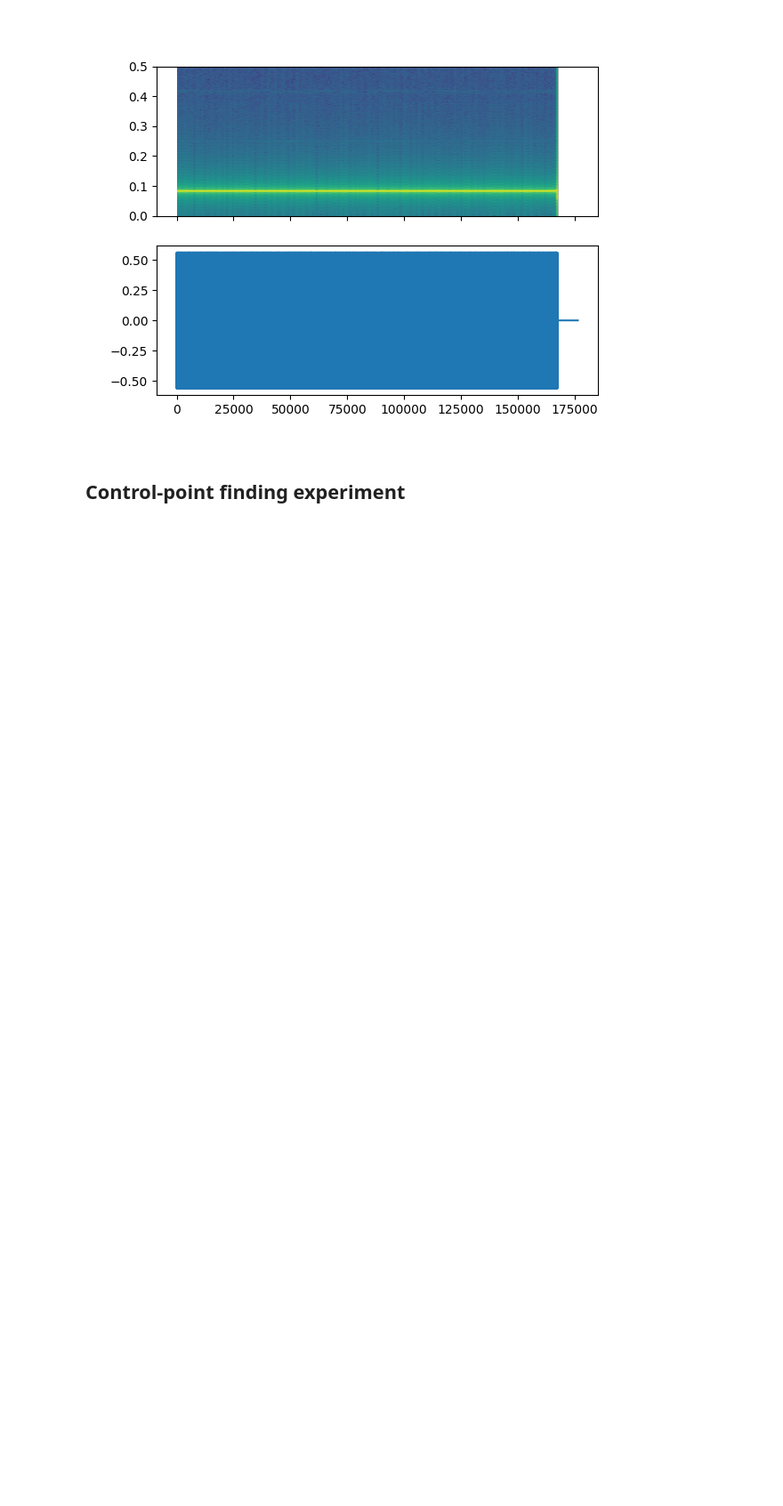
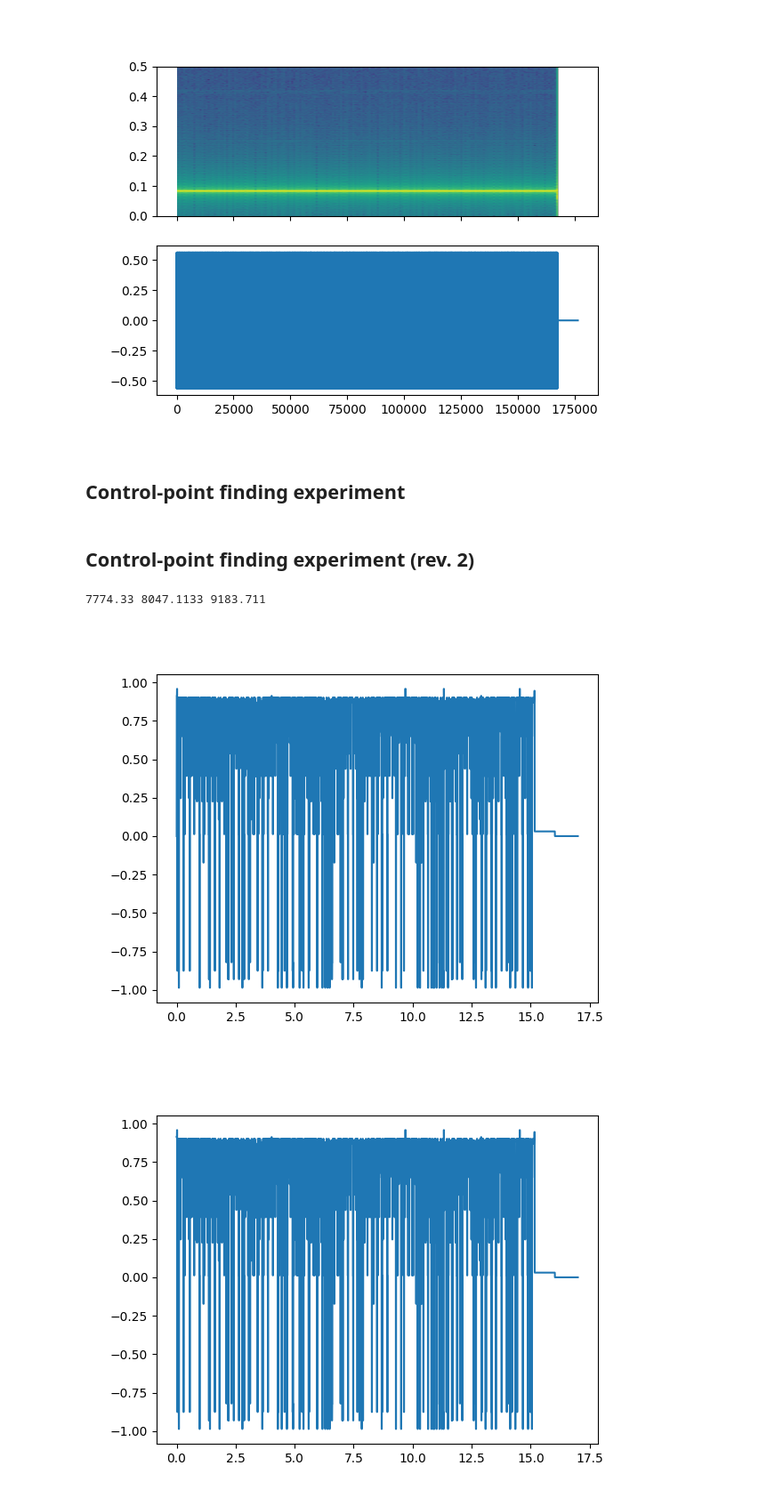
Before and after one commit to Solsticely/lkrnlcst, a Jupyter notebook: experiments.ipynb, the cells around one changed output. Shown at 89% size. Drawn from its saved outputs; the diff is of its cells as text; code cells hidden in the pictures; blank space fills up the shorter version.

Commit message:
✨ Implement a basic decoding algorithm! :))

```diff
--- a/experiments.ipynb
+++ b/experiments.ipynb
@@ -326,3 +333,48 @@ orig_file.close()
 
 show_file("./binary_amp.wav")
 show_file("./clock.wav")
+# %% [markdown]
+## Control-point finding experiment (rev. 2)
+# %%
+def get_clock_signal(signal, hz):
+    out_file = U.WaveWriter("./clock_freq.wav", 2, hz)
+    bp_file = U.WaveWriter("./bandp.wav", 2, hz)
+    ROLL=C.P.WIN_SIZE//2-1
+    WIND=C.P.WIN_SIZE//2+1
+    sliding_reader = U.SlidingReader(signal, WIND, ROLL)
+    mask = sliding_reader.basic_mask
+    mask_beg = sliding_reader.basic_mask_beginning
+    sli_wri = U.SlidingWriter(mask, mask_beg, ROLL, 0)
+
+    C_HZ_HI = C.P.freq_bounds[-1]
+    C_HZ_MD = C.P.freq_bounds[-2]
+    C_HZ_LO = C.P.freq_bounds[-3]
+    (C_BIN_HI, C_BIN_MD, C_BIN_LO) = (U.hz2bin(i, WIND, hz) for i in C.P.freq_bounds[-3:])
+
+    print(C_HZ_LO, C_HZ_MD, C_HZ_HI)
+
+    for block in sliding_reader:
+        dft = U.ifft(block)
+        dft = U.bandpass(dft, hz, C_HZ_LO, C_HZ_HI, True)
+        bp_file.write(U.ttf(dft)[:ROLL])
+        # dft = U.remove_dft_noise(dft, C_HZ_LO, C_HZ_HI, .3)
+        freq = U.guess_freq(U.ttf(dft), hz, C_HZ_MD)
+        clock = freq - C_HZ_MD / 10000
+
+        out_file.write(np.ones(ROLL) * clock/8)
+        # yield np.ones(ROLL) * (clock)
+        yield sli_wri.write(clock / 8)
+
+in_file = U.WaveReader(C.AUD_OUT_PATH)
+out_file = U.WaveWriter("./clock.wav", 2, in_file.hz)
+for i in get_clock_signal(in_file, in_file.hz):
+    out_file.write(i)
+
+out_file.close()
+show_file("./clock.wav")
+show_file("./clock_freq.wav")
+show_file("./bandp.wav", True)
+# %% [output]
+7774.33 8047.1133 9183.711
+[figure, added]
+[figure, added]
```
Also changed, not shown: parts of 3 cells of this notebook, 4 other files.
